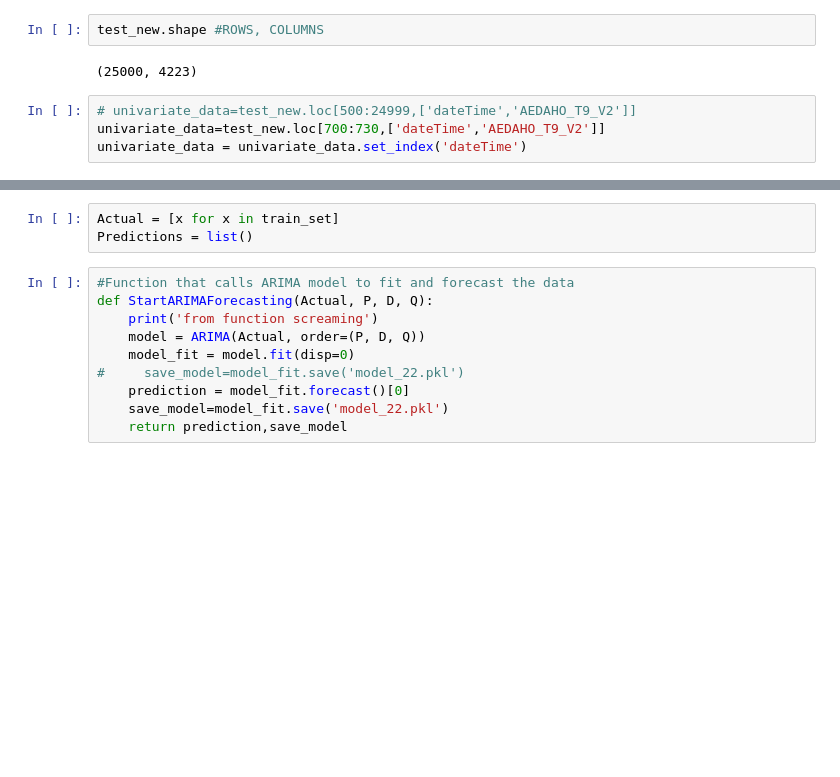
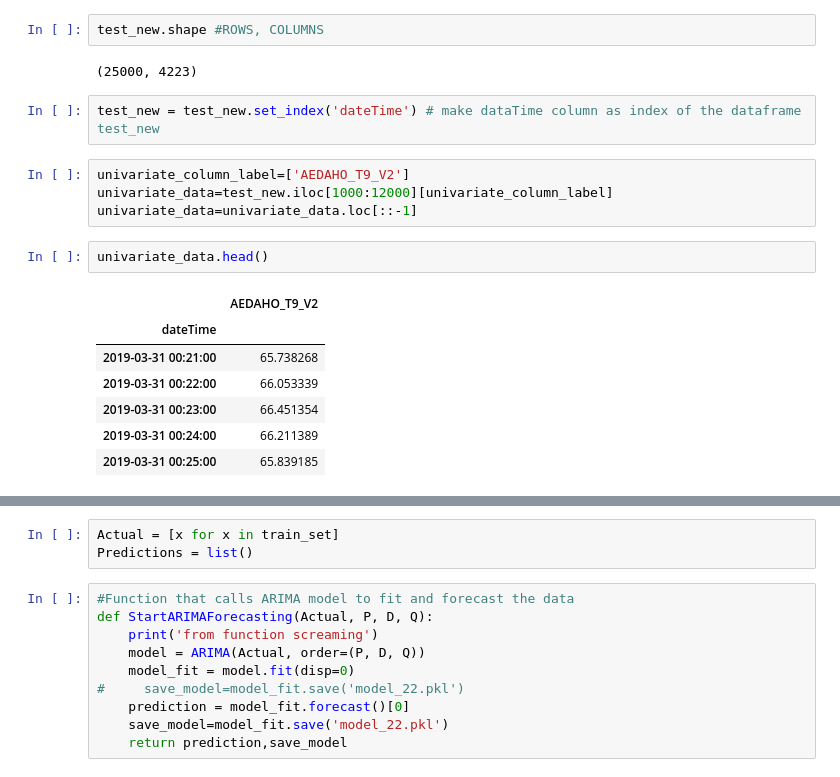
Before and after one commit to atifkarim/Time-Series-Forecasting-Using-Machine-Learning-Algorithm, a Jupyter notebook: forecasting_with_ARIMA.ipynb, the cells around one changed output, grey strips where cells are left out. Cells and saved outputs as stored; diff of their text form; blank space fills up the shorter version.

```diff
--- a/forecasting_with_ARIMA.ipynb
+++ b/forecasting_with_ARIMA.ipynb
@@ -46,10 +47,22 @@ test_new['dateTime'] =  pd.to_datetime(test_new['stringTime'], format='%Y-%m-%d
 test_new.shape #ROWS, COLUMNS
 # %% [output]
 (25000, 4223)
-# %%
-# univariate_data=test_new.loc[500:24999,['dateTime','AEDAHO_T9_V2']]
-univariate_data=test_new.loc[700:730,['dateTime','AEDAHO_T9_V2']]
-univariate_data = univariate_data.set_index('dateTime')
+# %%
+test_new = test_new.set_index('dateTime') # make dataTime column as index of the dataframe test_new
+# %%
+univariate_column_label=['AEDAHO_T9_V2']
+univariate_data=test_new.iloc[1000:12000][univariate_column_label]
+univariate_data=univariate_data.loc[::-1]
+# %%
+univariate_data.head()
+# %% [output]
+|  | AEDAHO_T9_V2 |
+| dateTime |  |
+| 2019-03-31 00:21:00 | 65.738268 |
+| 2019-03-31 00:22:00 | 66.053339 |
+| 2019-03-31 00:23:00 | 66.451354 |
+| 2019-03-31 00:24:00 | 66.211389 |
+| 2019-03-31 00:25:00 | 65.839185 |
 # %%
 from matplotlib.pylab import rcParams
 print('shape of univariate_data: ',univariate_data.shape)
```
Also changed, not shown: parts of 22 cells of this notebook.
